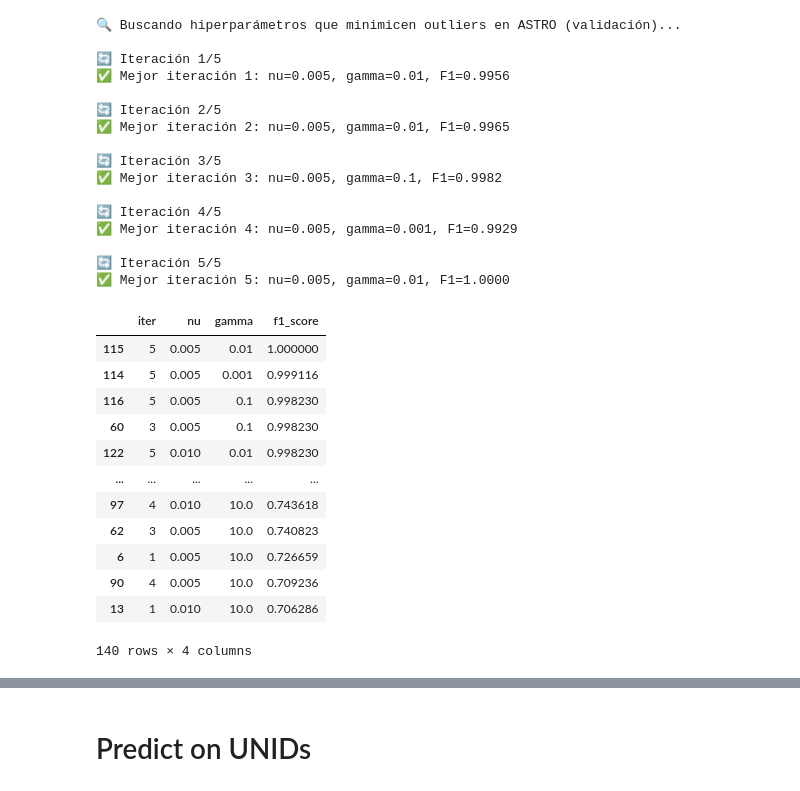
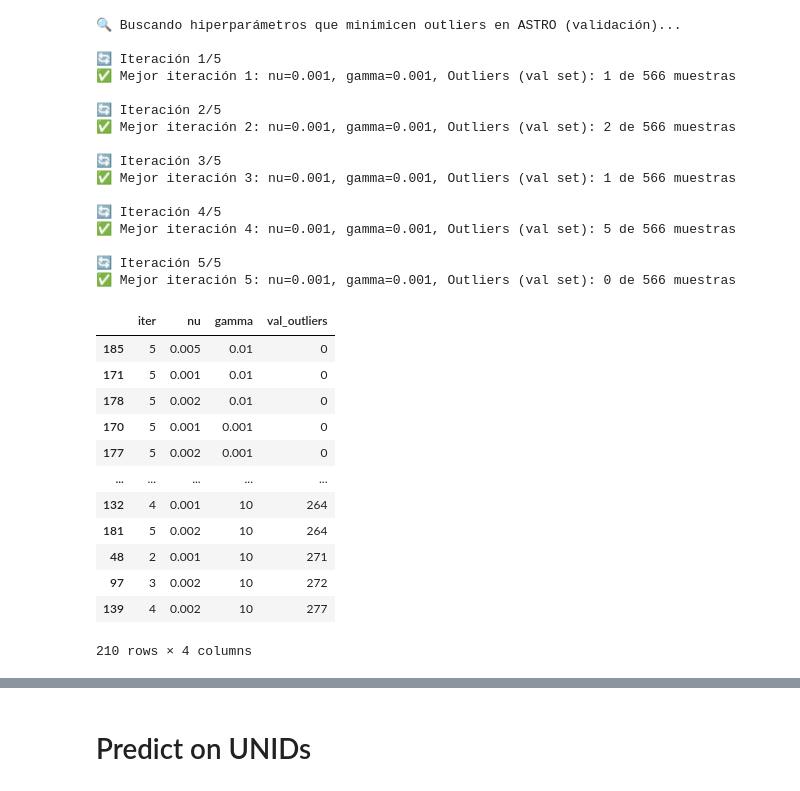
Before and after one commit to martacanirome4/DarkMatter_ML_TFG, a Jupyter notebook: notebooks/4_modelos_repeticiones/4_OCSVM_2F_repeat_astro_pred_unids.ipynb, the cells around one changed output, grey strips where cells are left out. Cells and saved outputs as stored; diff of their text form; code cells hidden in the pictures.

```diff
--- a/notebooks/4_modelos_repeticiones/4_OCSVM_2F_repeat_astro_pred_unids.ipynb
+++ b/notebooks/4_modelos_repeticiones/4_OCSVM_2F_repeat_astro_pred_unids.ipynb
@@ -57,7 +57,8 @@ from sklearn.preprocessing import StandardScaler, MinMaxScaler
 from sklearn.metrics import f1_score, classification_report, confusion_matrix
 # %%
 # Load dataset
-data_path = "../../data/processed/XY_bal_log_Rel/astro/XY_bal_log_Rel_astro.txt"
+# data_path = "../../data/processed/XY_bal_log_Rel/astro/XY_bal_log_Rel_astro.txt"
+data_path = "../../data/processed/XY_bal_log_Rel/astro/astro_df.txt"
 df_astro = pd.read_csv(data_path, sep='\s+')
 
 df_astro = df_astro.rename(columns={"0,1=astro,DM": "class"})
@@ -74,8 +75,8 @@ Index(['E_peak', 'beta', 'sigma', 'beta_Rel', 'class'], dtype='object')
 | 4 | 0.326110 | -1.100179 | 1.624932 | -0.528753 | 0.0 |
 # %%
 # --- Selección de características ---
-features = ['E_peak', 'beta']
-target = 'class'
+features = ['Log(E_peak)', 'Log(beta)']
+target = 'astro_DM'
 
 print(f"Features seleccionadas: {features}")
 print(f"Columna objetivo: {target}")
@@ -127,4 +128,5 @@ plt.show()
 # %%
+
 # 💥 Número de repeticiones
 n_iterations = 5
 
@@ -138,7 +140,7 @@ for i in range(n_iterations):
 
     # =============== 1️⃣ Split dinámico por iteración ===============
     X = df_astro[features].values
-    y = df_astro["class"].values
+    y = df_astro[target].values
 
     X_train, X_temp, y_train, y_temp = train_test_split(
         X, y, test_size=0.4, stratify=y, random_state=42 + i
@@ -155,13 +157,14 @@ for i in range(n_iterations):
     X_test_scaled = scaler.transform(X_test)
 
     # =============== 3️⃣ Grid search en esta iteración ===============
-    nu_values = [0.005, 0.01, 0.02, 0.05]
-    gamma_values = ['scale', 'auto'] + list(np.logspace(-3, 1, 5))
+    nu_values = [0.001, 0.002, 0.005, 0.01, 0.02, 0.05]
+    gamma_values = ['scale', 'auto', 0.001, 0.01, 0.1, 1, 10]
 
     best_score = 0.0
+    iteration_results = []
+    best_outliers = np.inf
     best_model_iter = None
     best_params_iter = {}
-    iteration_results = []
 
     for nu in nu_values:
         for gamma in gamma_values:
@@ -170,58 +173,65 @@ for i in range(n_iterations):
 
             preds = model.predict(X_val_scaled)
             pred_labels = np.where(preds == 1, 0, 1)  # 1→normal, -1→outlier
+            n_outliers = np.sum(preds == -1)
             true_labels = y_val.astype(int)
 
-            f1 = f1_score(true_labels, pred_labels, pos_label=0)
+            # f1 = f1_score(true_labels, pred_labels, pos_label=0)
 
-            iteration_results.append({'nu': nu, 'gamma': gamma, 'f1_score': f1})
+            iteration_results.append({'nu': nu, 'gamma': gamma, 'val_outliers': n_outliers})
 
+            """
             if f1 > best_score:
                 best_score = f1
                 best_model_iter = model
                 best_params_iter = {'nu': nu, 'gamma': gamma}
+            """
+            if n_outliers < best_outliers:
+                best_outliers = n_outliers
+                best_model_iter = model
+                best_params_iter = {'nu': nu, 'gamma': gamma}
 
-    print(f"✅ Mejor iteración {i+1}: nu={best_params_iter['nu']}, gamma={best_params_iter['gamma']}, F1={best_score:.4f}")
+    print(f"✅ Mejor iteración {i+1}: nu={best_params_iter['nu']}, gamma={best_params_iter['gamma']}, Outliers (val set): {best_outliers} de {len(X_val_scaled)} muestras")
 
     # Guardar resultados de esta iteración
     all_iterations_results.extend(
         [dict(iter=i+1, **res) for res in iteration_results]
     )
 
     best_models.append(best_model_iter)  # opcional
 
-# 🎉 Convertimos a DataFrame global
+# onvertimos a DataFrame global
 df_all_results = pd.DataFrame(all_iterations_results)
 
 # Mostrar el top global
-display(df_all_results.sort_values(by='f1_score', ascending=False))
+display(df_all_results.sort_values(by='val_outliers', ascending=True))
 # %% [output]
 🔍 Buscando hiperparámetros que minimicen outliers en ASTRO (validación)...
 
 🔄 Iteración 1/5
-✅ Mejor iteración 1: nu=0.005, gamma=0.01, F1=0.9956
+✅ Mejor iteración 1: nu=0.001, gamma=0.001, Outliers (val set): 1 de 566 muestras
 
 🔄 Iteración 2/5
-✅ Mejor iteración 2: nu=0.005, gamma=0.01, F1=0.9965
+✅ Mejor iteración 2: nu=0.001, gamma=0.001, Outliers (val set): 2 de 566 muestras
 
 🔄 Iteración 3/5
-✅ Mejor iteración 3: nu=0.005, gamma=0.1, F1=0.9982
+✅ Mejor iteración 3: nu=0.001, gamma=0.001, Outliers (val set): 1 de 566 muestras
 
 🔄 Iteración 4/5
-✅ Mejor iteración 4: nu=0.005, gamma=0.001, F1=0.9929
+✅ Mejor iteración 4: nu=0.001, gamma=0.001, Outliers (val set): 5 de 566 muestras
 
 🔄 Iteración 5/5
-✅ Mejor iteración 5: nu=0.005, gamma=0.01, F1=1.0000
+✅ Mejor iteración 5: nu=0.001, gamma=0.001, Outliers (val set): 0 de 566 muestras
-|  | iter | nu | gamma | f1_score |
-| 115 | 5 | 0.005 | 0.01 | 1.000000 |
-| 114 | 5 | 0.005 | 0.001 | 0.999116 |
-| 116 | 5 | 0.005 | 0.1 | 0.998230 |
-| 60 | 3 | 0.005 | 0.1 | 0.998230 |
-| 122 | 5 | 0.010 | 0.01 | 0.998230 |
+|  | iter | nu | gamma | val_outliers |
+| 185 | 5 | 0.005 | 0.01 | 0 |
+| 171 | 5 | 0.001 | 0.01 | 0 |
+| 178 | 5 | 0.002 | 0.01 | 0 |
+| 170 | 5 | 0.001 | 0.001 | 0 |
+| 177 | 5 | 0.002 | 0.001 | 0 |
 | ... | ... | ... | ... | ... |
-| 97 | 4 | 0.010 | 10.0 | 0.743618 |
-| 62 | 3 | 0.005 | 10.0 | 0.740823 |
-| 6 | 1 | 0.005 | 10.0 | 0.726659 |
-| 90 | 4 | 0.005 | 10.0 | 0.709236 |
-| 13 | 1 | 0.010 | 10.0 | 0.706286 |
+| 132 | 4 | 0.001 | 10 | 264 |
+| 181 | 5 | 0.002 | 10 | 264 |
+| 48 | 2 | 0.001 | 10 | 271 |
+| 97 | 3 | 0.002 | 10 | 272 |
+| 139 | 4 | 0.002 | 10 | 277 |
-140 rows × 4 columns
+210 rows × 4 columns
```
Also changed, not shown: parts of 43 cells of this notebook, 17 other files.
